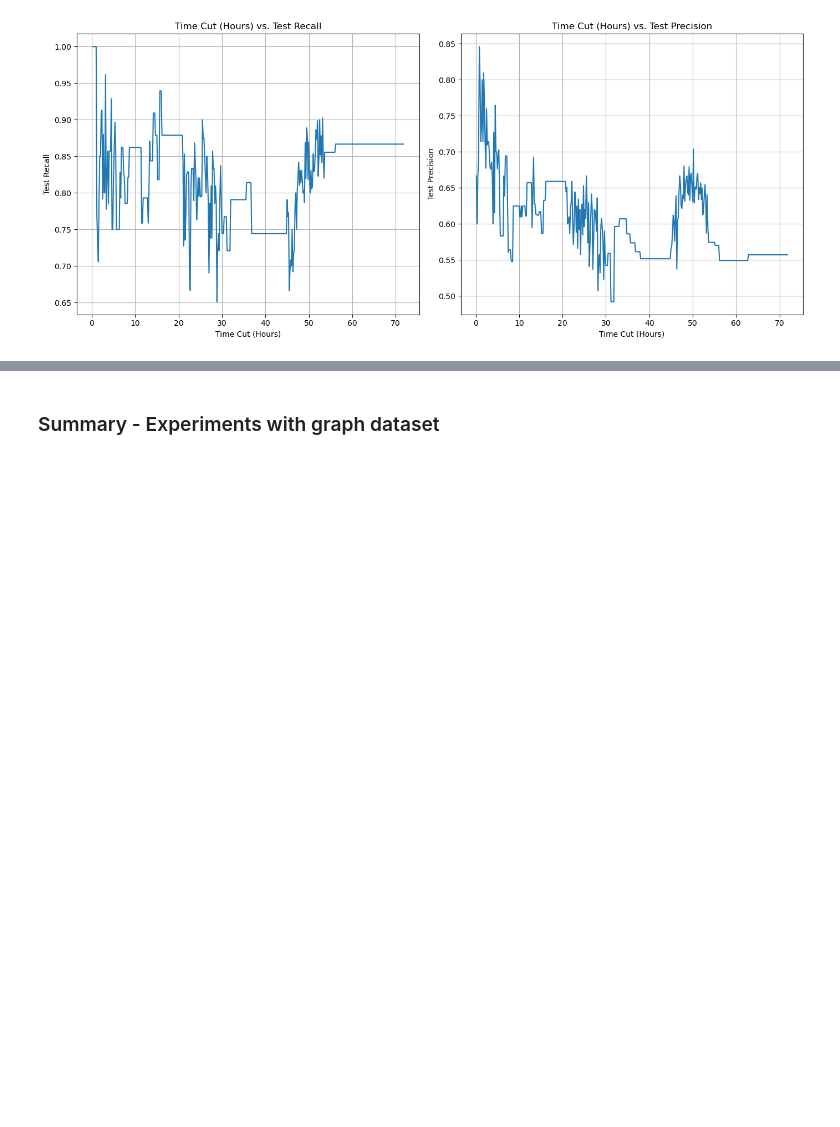
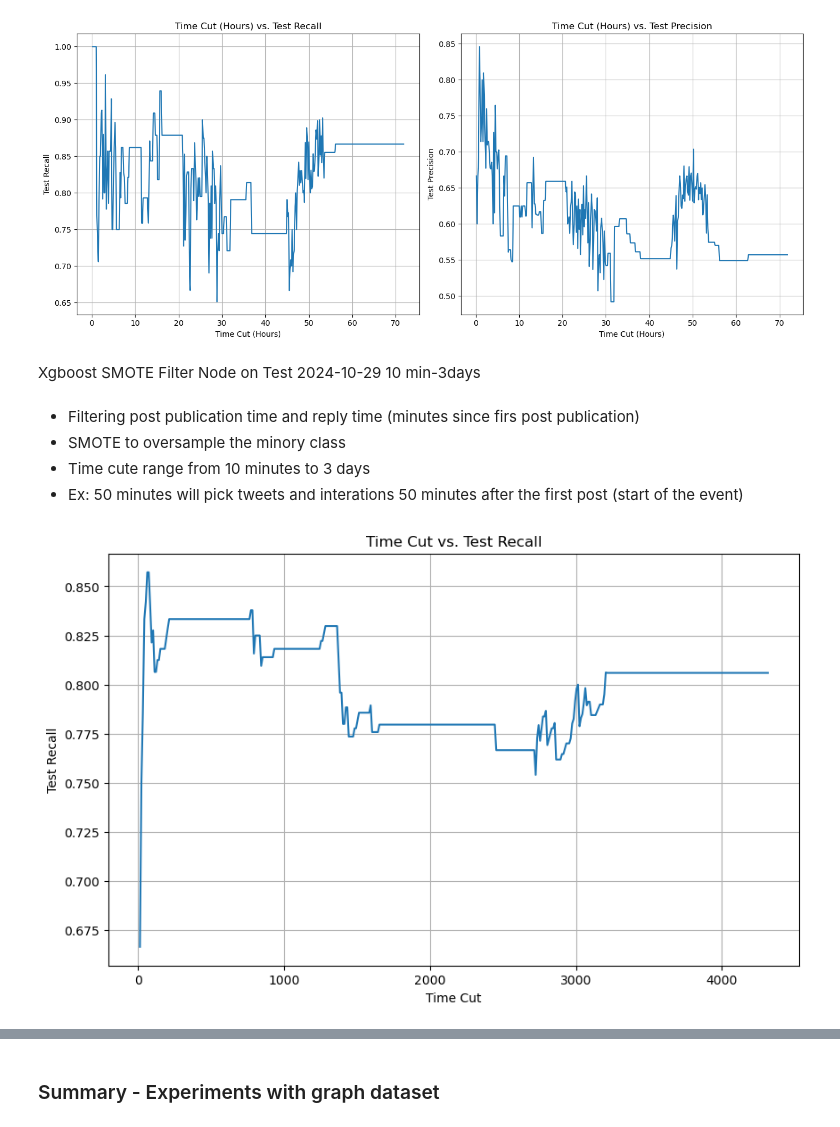
Before and after one commit to douglas-dm9/rumour-detection-gnn, a Jupyter notebook: Summary all experiments.ipynb, the cells around one changed output, grey strips where cells are left out. Drawn from its saved outputs; the diff is of its cells as text; code cells hidden in the pictures; blank space fills up the shorter version.

```diff
--- a/Summary all experiments.ipynb
+++ b/Summary all experiments.ipynb
@@ -46,3 +49,37 @@ plt.tight_layout()
 plt.show()
 # %% [output]
 [figure]
+# %% [markdown]
+Xgboost SMOTE Filter Node on Test  2024-10-29 10 min-3days
+# %% [markdown]
+* Filtering post publication time  and reply time (minutes since firs post publication)
+* SMOTE to oversample the minory class
+* Time cute range from 10 minutes to 3 days
+* Ex: 50 minutes will pick tweets and interations 50 minutes after the first post (start of the event)
+# %%
+# Get the experiment ID or name
+experiment_name = "Xgboost SMOTE Filter Node on Test  2024-10-29 10 min-3days"  # Replace with your experiment name
+experiment = mlflow.get_experiment_by_name(experiment_name)
+
+if experiment is not None:
+    experiment_id = experiment.experiment_id
+
+    # Retrieve all runs in the experiment as a DataFrame
+    df = mlflow.search_runs(experiment_ids=[experiment_id])
+
+    # Show the DataFrame
+    #print(df)
+else:
+    print(f"Experiment '{experiment_name}' not found.")
+# %%
+
+# Plotting time_cut vs. test_accuracy
+plt.figure(figsize=(10, 6))
+sns.lineplot(x='metrics.time_cut', y='metrics.test_recall', data=df)
+plt.title('Time Cut vs. Test Recall')
+plt.xlabel('Time Cut')
+plt.ylabel('Test Recall')
+plt.grid(True)
+plt.show()
+# %% [output]
+[figure, added]
```
Also changed, not shown: parts of 14 cells of this notebook.
